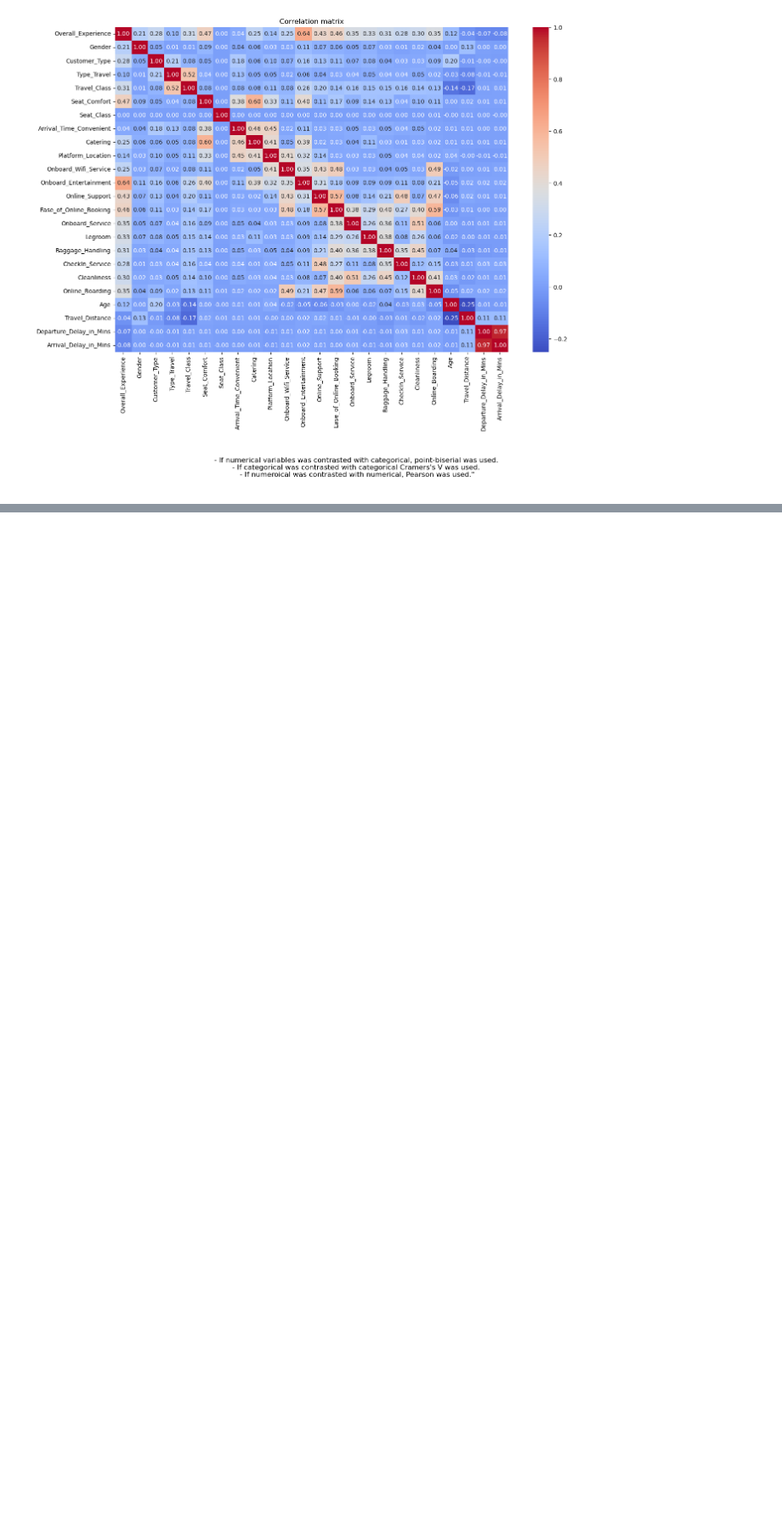
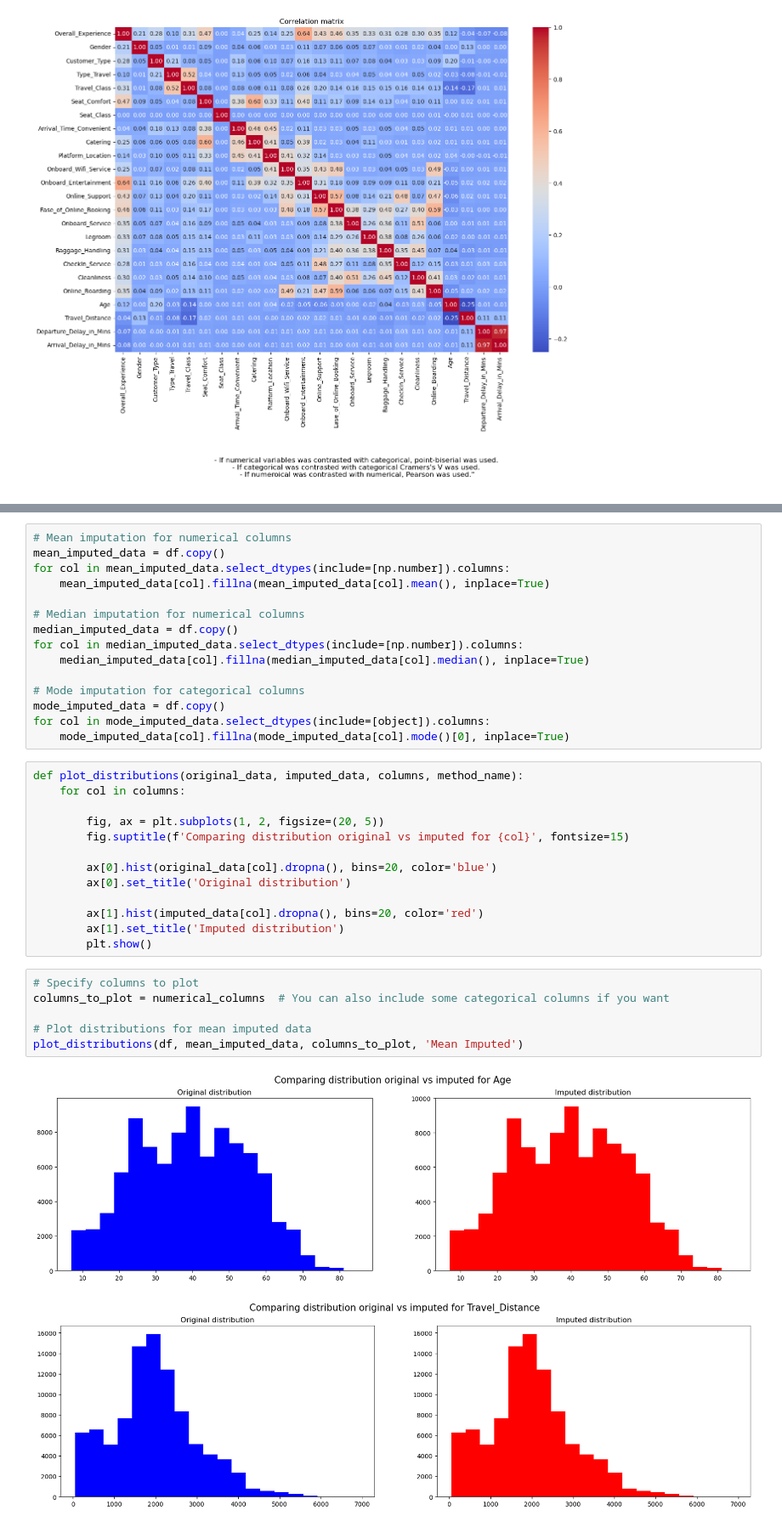
Before and after one commit to contreras-juan/kinki_adsp, a Jupyter notebook: notebooks/1_EDA.ipynb, the cells around one changed output, grey strips where cells are left out. Shown at 85% size. Cells and saved outputs as stored; diff of their text form; blank space fills up the shorter version.

```diff
--- a/notebooks/1_EDA.ipynb
+++ b/notebooks/1_EDA.ipynb
@@ -162,0 +181,37 @@ plt.show()
+# %%
+# Mean imputation for numerical columns
+mean_imputed_data = df.copy()
+for col in mean_imputed_data.select_dtypes(include=[np.number]).columns:
+    mean_imputed_data[col].fillna(mean_imputed_data[col].mean(), inplace=True)
+
+# Median imputation for numerical columns
+median_imputed_data = df.copy()
+for col in median_imputed_data.select_dtypes(include=[np.number]).columns:
+    median_imputed_data[col].fillna(median_imputed_data[col].median(), inplace=True)
+
+# Mode imputation for categorical columns
+mode_imputed_data = df.copy()
+for col in mode_imputed_data.select_dtypes(include=[object]).columns:
+    mode_imputed_data[col].fillna(mode_imputed_data[col].mode()[0], inplace=True)
+# %%
+def plot_distributions(original_data, imputed_data, columns, method_name):
+    for col in columns:
+
+        fig, ax = plt.subplots(1, 2, figsize=(20, 5))
+        fig.suptitle(f'Comparing distribution original vs imputed for {col}', fontsize=15)
+
+        ax[0].hist(original_data[col].dropna(), bins=20, color='blue')
+        ax[0].set_title('Original distribution')
+
+        ax[1].hist(imputed_data[col].dropna(), bins=20, color='red')
+        ax[1].set_title('Imputed distribution')
+        plt.show()
+# %%
+# Specify columns to plot
+columns_to_plot = numerical_columns  # You can also include some categorical columns if you want
+
+# Plot distributions for mean imputed data
+plot_distributions(df, mean_imputed_data, columns_to_plot, 'Mean Imputed')
+# %% [output]
+[figure, added]
+[figure, added]
```
Also changed, not shown: parts of 11 cells of this notebook.
